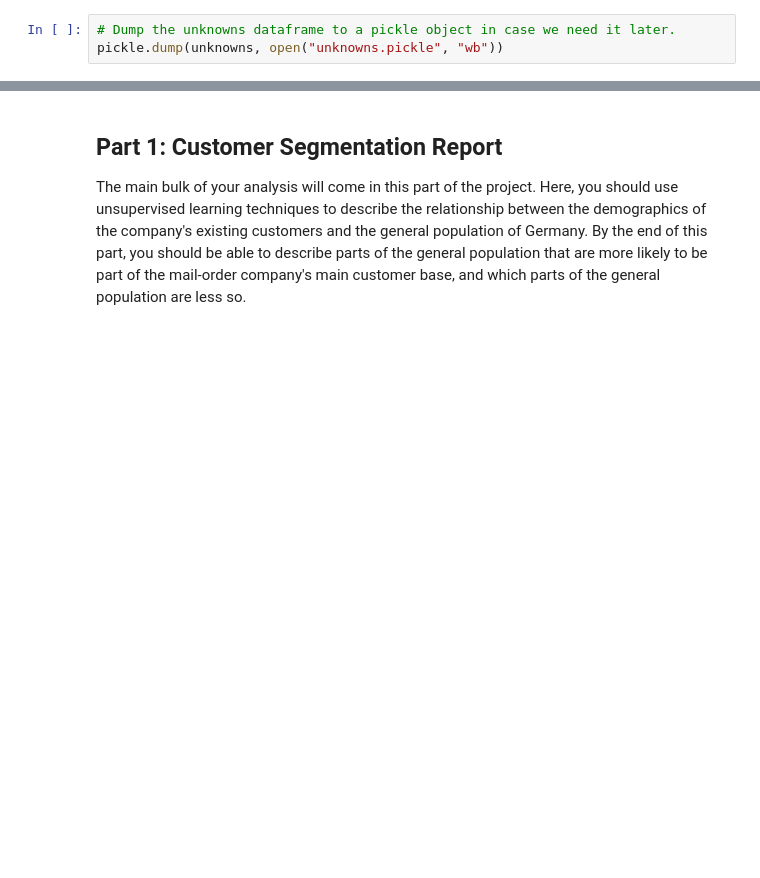
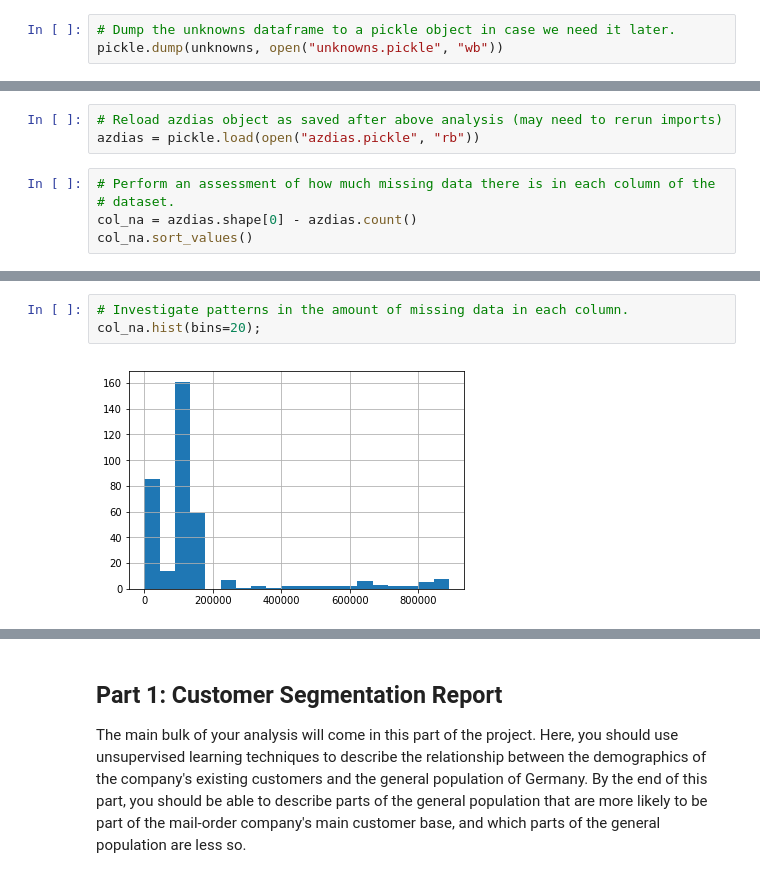
Before and after one commit to ursulahneumann/Arvato_capstone, a Jupyter notebook: Arvato_capstone.ipynb, the cells around one changed output, grey strips where cells are left out. Drawn from its saved outputs; the diff is of its cells as text; blank space fills up the shorter version.

Commit message:
Assess missing values in azdias dataframe

```diff
--- a/Arvato_capstone.ipynb
+++ b/Arvato_capstone.ipynb
@@ -257,0 +262,8 @@ pickle.dump(unknowns, open("unknowns.pickle", "wb"))
+# %%
+# Reload azdias object as saved after above analysis (may need to rerun imports)
+azdias = pickle.load(open("azdias.pickle", "rb"))
+# %%
+# Perform an assessment of how much missing data there is in each column of the
+# dataset.
+col_na = azdias.shape[0] - azdias.count()
+col_na.sort_values()
@@ -257,0 +288,5 @@ pickle.dump(unknowns, open("unknowns.pickle", "wb"))
+# %%
+# Investigate patterns in the amount of missing data in each column.
+col_na.hist(bins=20);
+# %% [output]
+[figure, added]
```
Also changed, not shown: parts of 13 cells of this notebook.
